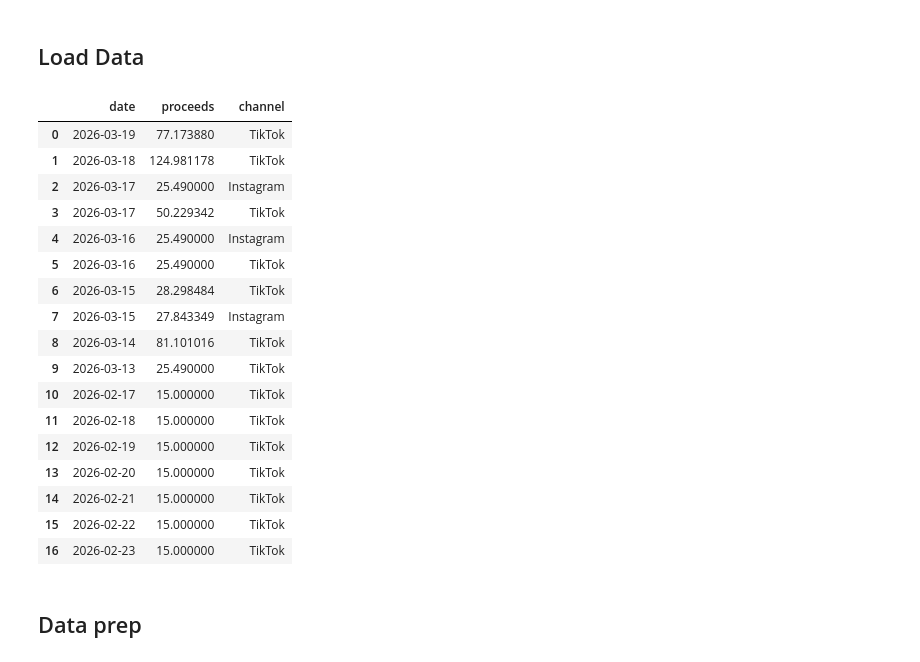
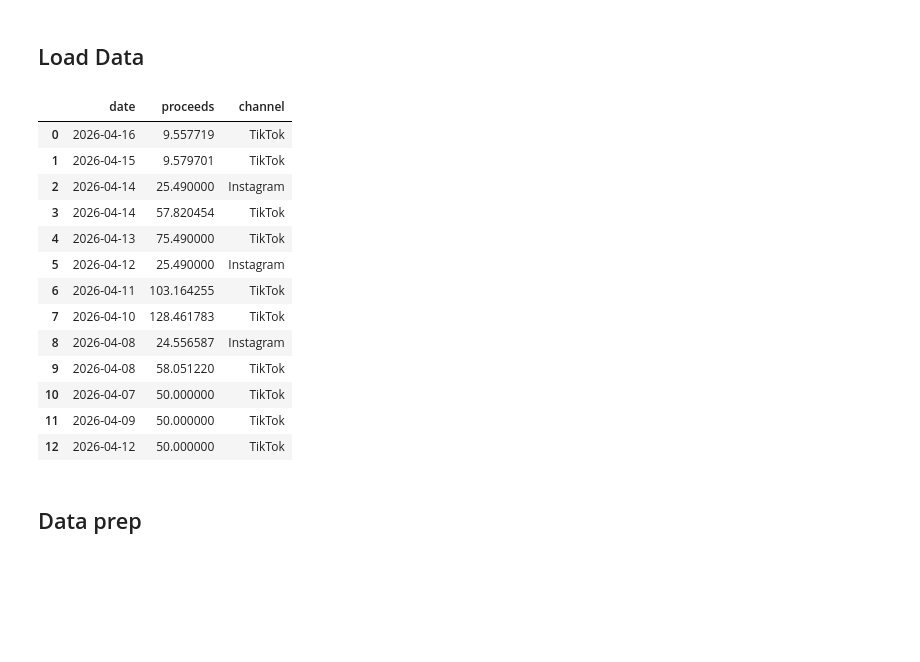
Before and after one commit to escape-ch/creator-payout-calculation, a Jupyter notebook: src/quality_volume_payout_stayyou.ipynb, the cells around one changed output. Cells and saved outputs as stored; diff of their text form; code cells hidden in the pictures; blank space fills up the shorter version.

```diff
--- a/src/quality_volume_payout_stayyou.ipynb
+++ b/src/quality_volume_payout_stayyou.ipynb
@@ -264,33 +264,29 @@ def upsert(df, filters, values):
 
     return df
 # %%
-df_revenue_updated = upsert(df_revenue, filters={ 'date': '2026-02-17', "channel": "TikTok" }, values={ 'proceeds': 15 })
-df_revenue_updated = upsert(df_revenue, filters={ 'date': '2026-02-18', "channel": "TikTok" }, values={ 'proceeds': 15 })
-df_revenue_updated = upsert(df_revenue, filters={ 'date': '2026-02-19', "channel": "TikTok" }, values={ 'proceeds': 15 })
-df_revenue_updated = upsert(df_revenue, filters={ 'date': '2026-02-20', "channel": "TikTok" }, values={ 'proceeds': 15 })
-df_revenue_updated = upsert(df_revenue, filters={ 'date': '2026-02-21', "channel": "TikTok" }, values={ 'proceeds': 15 })
-df_revenue_updated = upsert(df_revenue, filters={ 'date': '2026-02-22', "channel": "TikTok" }, values={ 'proceeds': 15 })
-df_revenue_updated = upsert(df_revenue, filters={ 'date': '2026-02-23', "channel": "TikTok" }, values={ 'proceeds': 15 })
+df_revenue_updated = upsert(df_revenue, filters={ 'date': '2026-04-07', "channel": "TikTok" }, values={ 'proceeds': 50 })
+df_revenue_updated = upsert(df_revenue, filters={ 'date': '2026-04-08', "channel": "TikTok" }, values={ 'proceeds': 50 })
+df_revenue_updated = upsert(df_revenue, filters={ 'date': '2026-04-09', "channel": "TikTok" }, values={ 'proceeds': 50 })
+df_revenue_updated = upsert(df_revenue, filters={ 'date': '2026-04-10', "channel": "TikTok" }, values={ 'proceeds': 50 })
+df_revenue_updated = upsert(df_revenue, filters={ 'date': '2026-04-11', "channel": "TikTok" }, values={ 'proceeds': 50 })
+df_revenue_updated = upsert(df_revenue, filters={ 'date': '2026-04-12', "channel": "TikTok" }, values={ 'proceeds': 50 })
+df_revenue_updated = upsert(df_revenue, filters={ 'date': '2026-04-13', "channel": "TikTok" }, values={ 'proceeds': 50 })
 df_revenue_updated
 # %% [output]
 |  | date | proceeds | channel |
-| 0 | 2026-03-19 | 77.173880 | TikTok |
-| 1 | 2026-03-18 | 124.981178 | TikTok |
-| 2 | 2026-03-17 | 25.490000 | Instagram |
-| 3 | 2026-03-17 | 50.229342 | TikTok |
-| 4 | 2026-03-16 | 25.490000 | Instagram |
-| 5 | 2026-03-16 | 25.490000 | TikTok |
-| 6 | 2026-03-15 | 28.298484 | TikTok |
-| 7 | 2026-03-15 | 27.843349 | Instagram |
-| 8 | 2026-03-14 | 81.101016 | TikTok |
-| 9 | 2026-03-13 | 25.490000 | TikTok |
-| 10 | 2026-02-17 | 15.000000 | TikTok |
-| 11 | 2026-02-18 | 15.000000 | TikTok |
-| 12 | 2026-02-19 | 15.000000 | TikTok |
-| 13 | 2026-02-20 | 15.000000 | TikTok |
-| 14 | 2026-02-21 | 15.000000 | TikTok |
-| 15 | 2026-02-22 | 15.000000 | TikTok |
-| 16 | 2026-02-23 | 15.000000 | TikTok |
+| 0 | 2026-04-16 | 9.557719 | TikTok |
+| 1 | 2026-04-15 | 9.579701 | TikTok |
+| 2 | 2026-04-14 | 25.490000 | Instagram |
+| 3 | 2026-04-14 | 57.820454 | TikTok |
+| 4 | 2026-04-13 | 75.490000 | TikTok |
+| 5 | 2026-04-12 | 25.490000 | Instagram |
+| 6 | 2026-04-11 | 103.164255 | TikTok |
+| 7 | 2026-04-10 | 128.461783 | TikTok |
+| 8 | 2026-04-08 | 24.556587 | Instagram |
+| 9 | 2026-04-08 | 58.051220 | TikTok |
+| 10 | 2026-04-07 | 50.000000 | TikTok |
+| 11 | 2026-04-09 | 50.000000 | TikTok |
+| 12 | 2026-04-12 | 50.000000 | TikTok |
 # %%
 stat_cols = [
     "views_diff",
```
Also changed, not shown: parts of 4 cells of this notebook, 1 other file.
